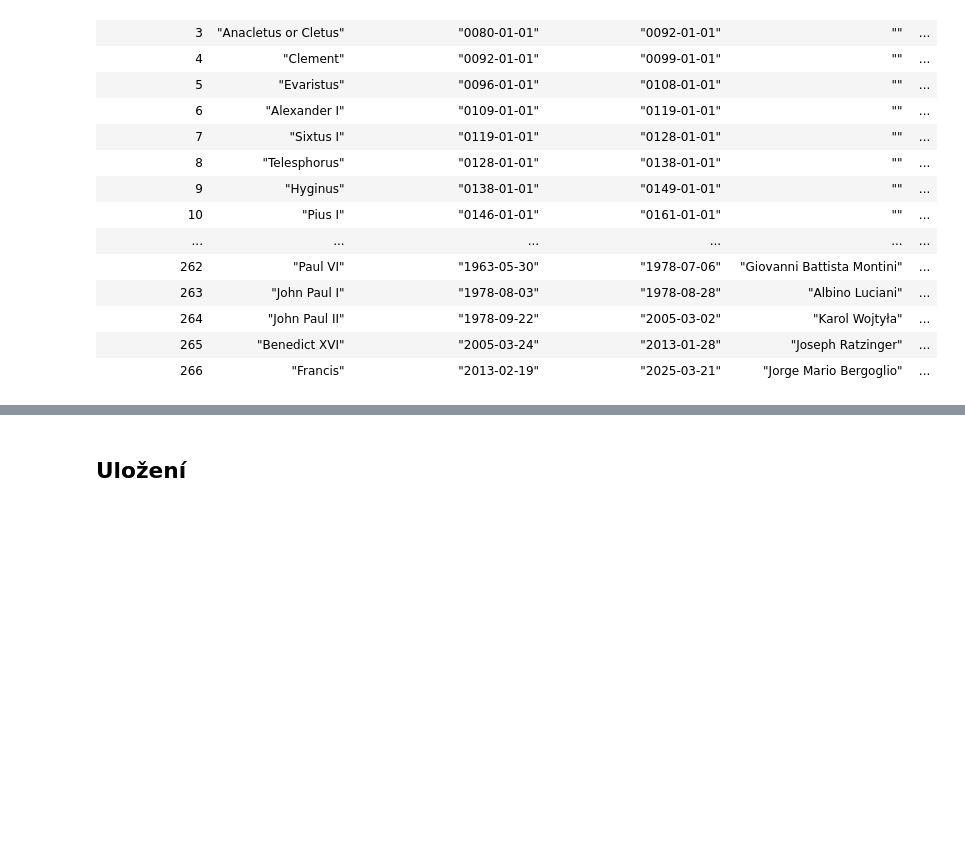
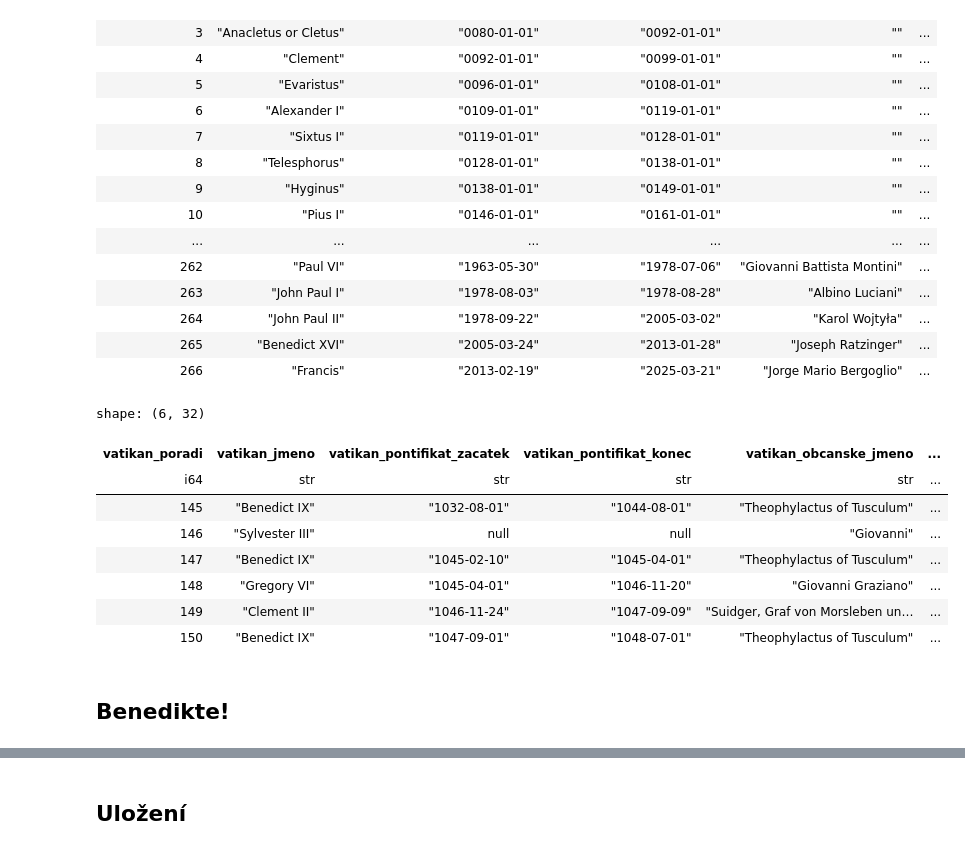
Before and after one commit to DataRozhlas/papezstvo, a Jupyter notebook: 008_kontrola_a_spojeni.ipynb, the cells around one changed output, grey strips where cells are left out. Saved outputs shown, nothing was run; the diff lists cells and outputs as text; code cells hidden in the pictures; blank space fills up the shorter version.

```diff
--- a/008_kontrola_a_spojeni.ipynb
+++ b/008_kontrola_a_spojeni.ipynb
@@ -335,3 +341,17 @@ shape: (266, 32)
 | 264 | "John Paul II" | "1978-09-22" | "2005-03-02" | "Karol Wojtyła" | ... |
 | 265 | "Benedict XVI" | "2005-03-24" | "2013-01-28" | "Joseph Ratzinger" | ... |
 | 266 | "Francis" | "2013-02-19" | "2025-03-21" | "Jorge Mario Bergoglio" | ... |
+# %%
+df.filter(pl.col("vatikan_poradi").is_between(145,150))
+# %% [output]
+shape: (6, 32)
+| vatikan_poradi | vatikan_jmeno | vatikan_pontifikat_zacatek | vatikan_pontifikat_konec | vatikan_obcanske_jmeno | ... |
+| i64 | str | str | str | str | ... |
+| 145 | "Benedict IX" | "1032-08-01" | "1044-08-01" | "Theophylactus of Tusculum" | ... |
+| 146 | "Sylvester III" | null | null | "Giovanni" | ... |
+| 147 | "Benedict IX" | "1045-02-10" | "1045-04-01" | "Theophylactus of Tusculum" | ... |
+| 148 | "Gregory VI" | "1045-04-01" | "1046-11-20" | "Giovanni Graziano" | ... |
+| 149 | "Clement II" | "1046-11-24" | "1047-09-09" | "Suidger, Graf von Morsleben un… | ... |
+| 150 | "Benedict IX" | "1047-09-01" | "1048-07-01" | "Theophylactus of Tusculum" | ... |
+# %% [markdown]
+## Benedikte!
```
Also changed, not shown: parts of 6 cells of this notebook, 9 other files.
